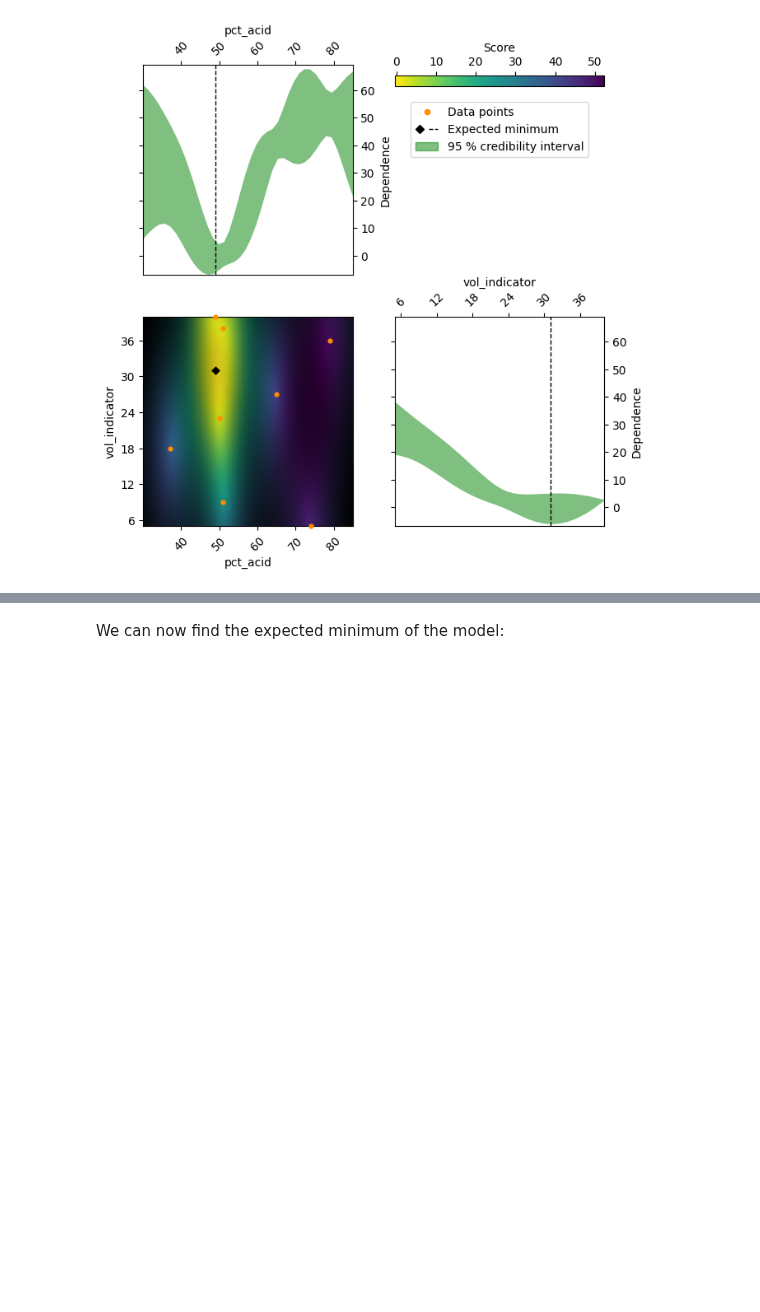
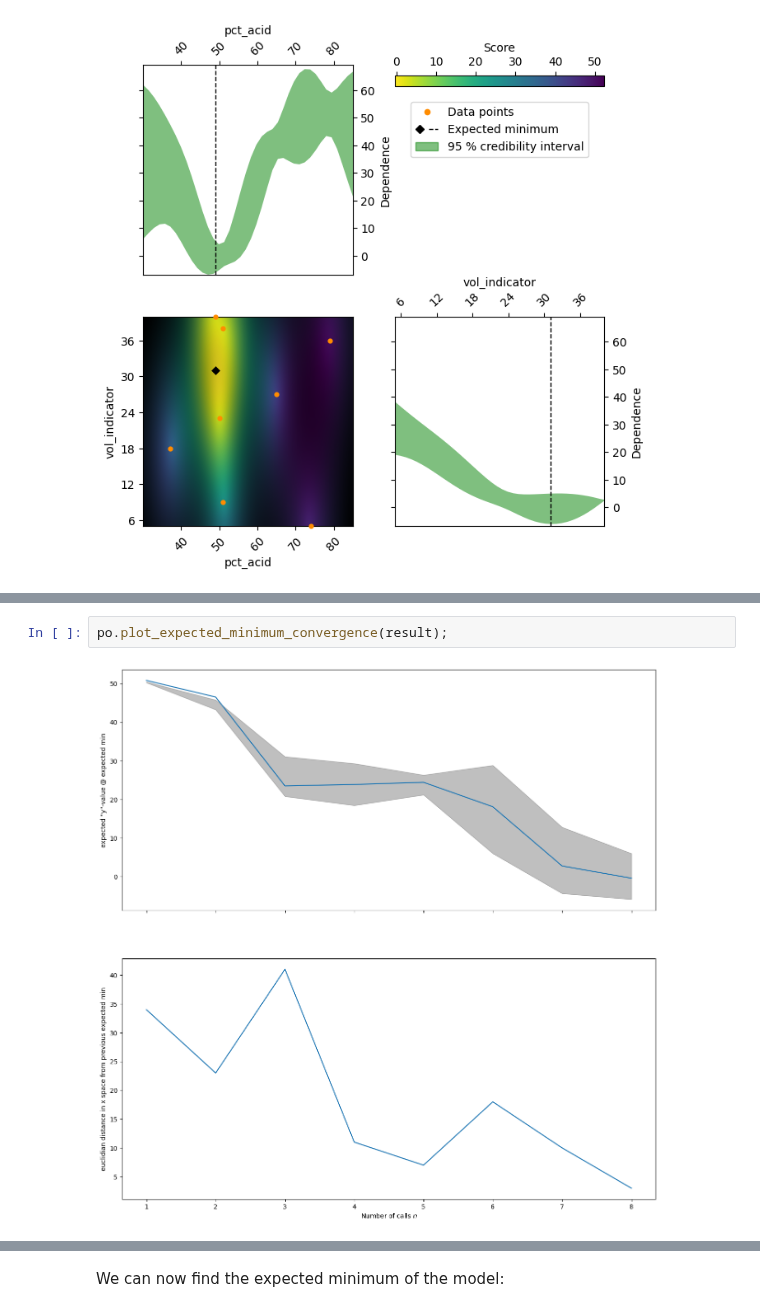
Before and after one commit to novonordisk-research/ProcessOptimizer, a Jupyter notebook: examples/color_pH.ipynb, the cells around one changed output, grey strips where cells are left out. Saved outputs shown, nothing was run; the diff lists cells and outputs as text; blank space fills up the shorter version.

```diff
--- a/examples/color_pH.ipynb
+++ b/examples/color_pH.ipynb
@@ -87,0 +98,4 @@ po.plot_objective(result,
+# %%
+po.plot_expected_minimum_convergence(result);
+# %% [output]
+[figure, added]
```
Also changed, not shown: parts of 4 cells of this notebook.
